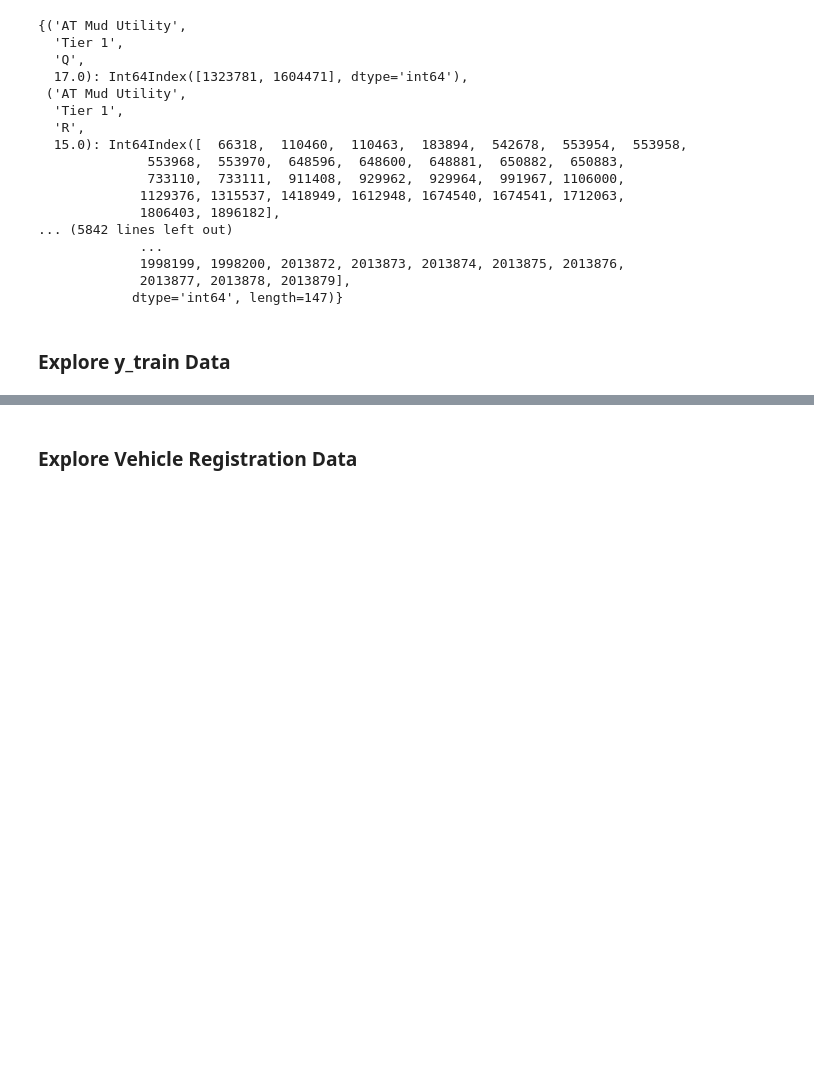
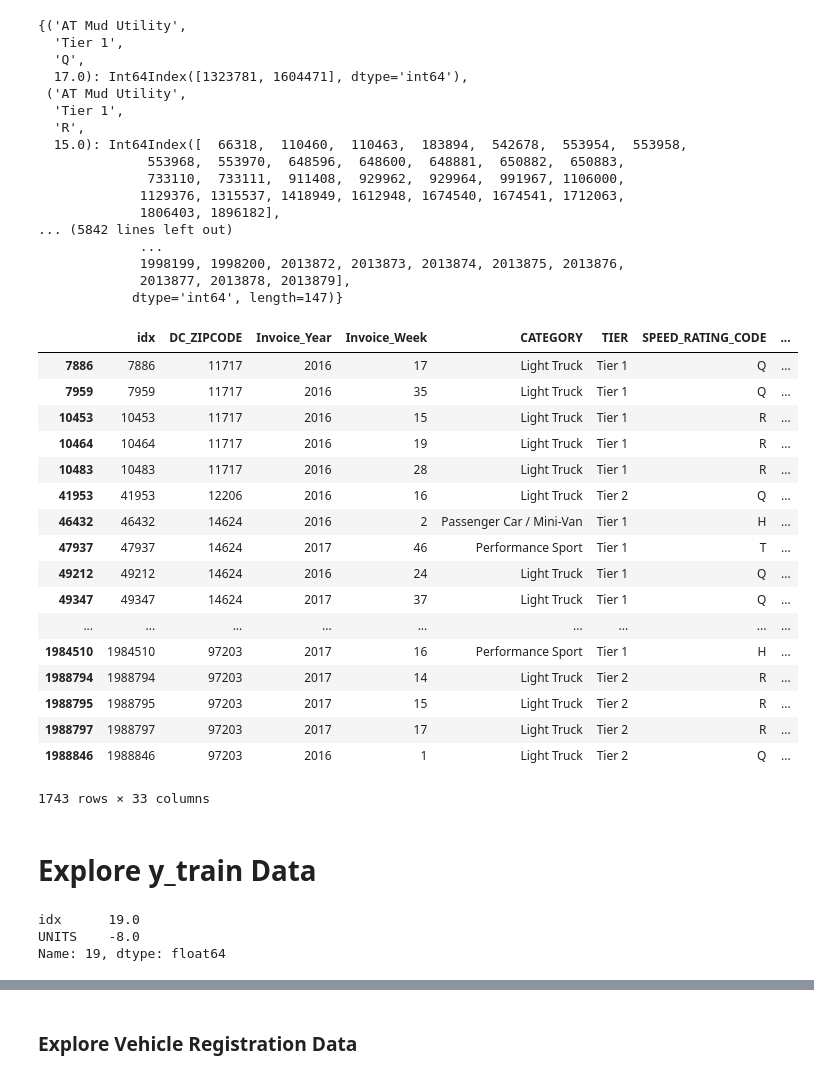
Before and after one commit to thejosephallen/rtw19-hacks, a Jupyter notebook: hackathon-packet/rtw_data_exploration.ipynb, the cells around one changed output, grey strips where cells are left out. Drawn from its saved outputs; the diff is of its cells as text; code cells hidden in the pictures; blank space fills up the shorter version.

```diff
--- a/hackathon-packet/rtw_data_exploration.ipynb
+++ b/hackathon-packet/rtw_data_exploration.ipynb
@@ -95,5 +83,33 @@ X_train.groupby(['CATEGORY','TIER','SPEED_RATING_CODE','RIM_DIAMETER_SIZE_CODE']
              1998199, 1998200, 2013872, 2013873, 2013874, 2013875, 2013876,
              2013877, 2013878, 2013879],
             dtype='int64', length=147)}
+# %%
+# rows containing nulls
+X_train[X_train.isnull().any(axis=1)]
+# %% [output]
+|  | idx | DC_ZIPCODE | Invoice_Year | Invoice_Week | CATEGORY | TIER | SPEED_RATING_CODE | ... |
+| 7886 | 7886 | 11717 | 2016 | 17 | Light Truck | Tier 1 | Q | ... |
+| 7959 | 7959 | 11717 | 2016 | 35 | Light Truck | Tier 1 | Q | ... |
+| 10453 | 10453 | 11717 | 2016 | 15 | Light Truck | Tier 1 | R | ... |
+| 10464 | 10464 | 11717 | 2016 | 19 | Light Truck | Tier 1 | R | ... |
+| 10483 | 10483 | 11717 | 2016 | 28 | Light Truck | Tier 1 | R | ... |
+| 41953 | 41953 | 12206 | 2016 | 16 | Light Truck | Tier 2 | Q | ... |
+| 46432 | 46432 | 14624 | 2016 | 2 | Passenger Car / Mini-Van | Tier 1 | H | ... |
+| 47937 | 47937 | 14624 | 2017 | 46 | Performance Sport | Tier 1 | T | ... |
+| 49212 | 49212 | 14624 | 2016 | 24 | Light Truck | Tier 1 | Q | ... |
+| 49347 | 49347 | 14624 | 2017 | 37 | Light Truck | Tier 1 | Q | ... |
+| ... | ... | ... | ... | ... | ... | ... | ... | ... |
+| 1984510 | 1984510 | 97203 | 2017 | 16 | Performance Sport | Tier 1 | H | ... |
+| 1988794 | 1988794 | 97203 | 2017 | 14 | Light Truck | Tier 2 | R | ... |
+| 1988795 | 1988795 | 97203 | 2017 | 15 | Light Truck | Tier 2 | R | ... |
+| 1988797 | 1988797 | 97203 | 2017 | 17 | Light Truck | Tier 2 | R | ... |
+| 1988846 | 1988846 | 97203 | 2016 | 1 | Light Truck | Tier 2 | Q | ... |
+1743 rows × 33 columns
 # %% [markdown]
-### Explore y_train Data
+# Explore y_train Data
+# %%
+y_train.iloc[19]
+# %% [output]
+idx      19.0
+UNITS    -8.0
+Name: 19, dtype: float64
```
Also changed, not shown: parts of 5 cells of this notebook.
